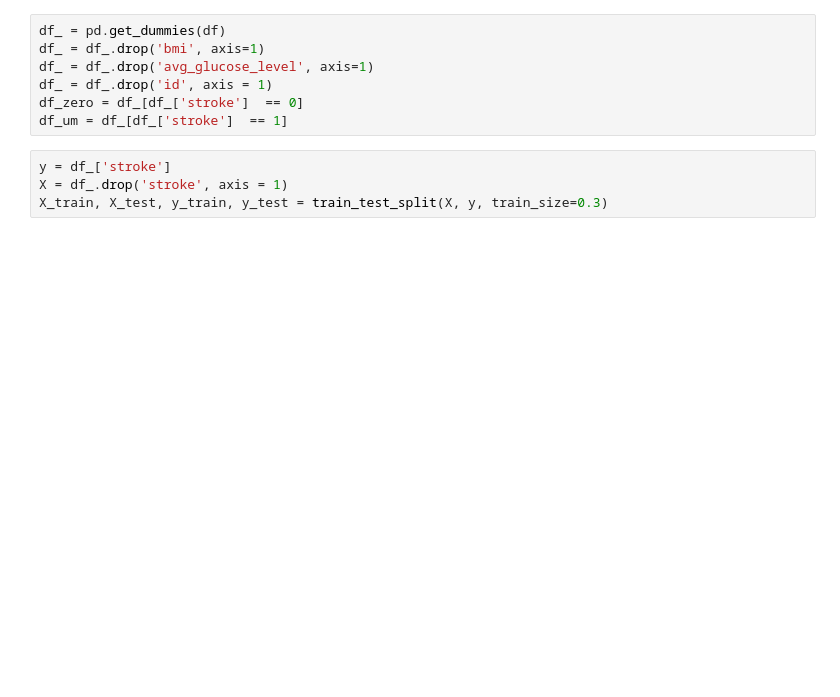
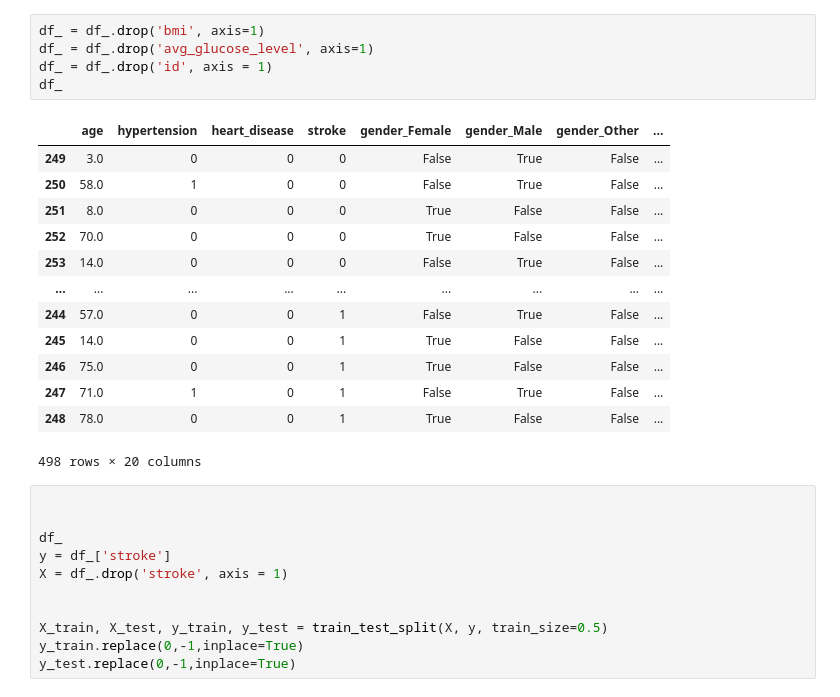
Before and after one commit to eriksoaress/AVC_class, a Jupyter notebook: AVC.ipynb, the cells around one changed output. Saved outputs shown, nothing was run; the diff lists cells and outputs as text; blank space fills up the shorter version.

```diff
--- a/AVC.ipynb
+++ b/AVC.ipynb
@@ -9,12 +32,31 @@ df = pd.read_csv('healthcare-dataset-stroke-data.csv')
 # %%
-df_ = pd.get_dummies(df)
 df_ = df_.drop('bmi', axis=1)
 df_ = df_.drop('avg_glucose_level', axis=1)
 df_ = df_.drop('id', axis = 1)
-df_zero = df_[df_['stroke']  == 0]
-df_um = df_[df_['stroke']  == 1]
+df_
+# %% [output]
+|  | age | hypertension | heart_disease | stroke | gender_Female | gender_Male | gender_Other | ... |
+| 249 | 3.0 | 0 | 0 | 0 | False | True | False | ... |
+| 250 | 58.0 | 1 | 0 | 0 | False | True | False | ... |
+| 251 | 8.0 | 0 | 0 | 0 | True | False | False | ... |
+| 252 | 70.0 | 0 | 0 | 0 | True | False | False | ... |
+| 253 | 14.0 | 0 | 0 | 0 | False | True | False | ... |
+| ... | ... | ... | ... | ... | ... | ... | ... | ... |
+| 244 | 57.0 | 0 | 0 | 1 | False | True | False | ... |
+| 245 | 14.0 | 0 | 0 | 1 | True | False | False | ... |
+| 246 | 75.0 | 0 | 0 | 1 | True | False | False | ... |
+| 247 | 71.0 | 1 | 0 | 1 | False | True | False | ... |
+| 248 | 78.0 | 0 | 0 | 1 | True | False | False | ... |
+498 rows × 20 columns
 # %%
+
+
+df_
 y = df_['stroke']
 X = df_.drop('stroke', axis = 1)
-X_train, X_test, y_train, y_test = train_test_split(X, y, train_size=0.3)
+
+
+X_train, X_test, y_train, y_test = train_test_split(X, y, train_size=0.5)
+y_train.replace(0,-1,inplace=True)
+y_test.replace(0,-1,inplace=True)
 # %%
```
Also changed, not shown: parts of 6 cells of this notebook, 2 other files.
